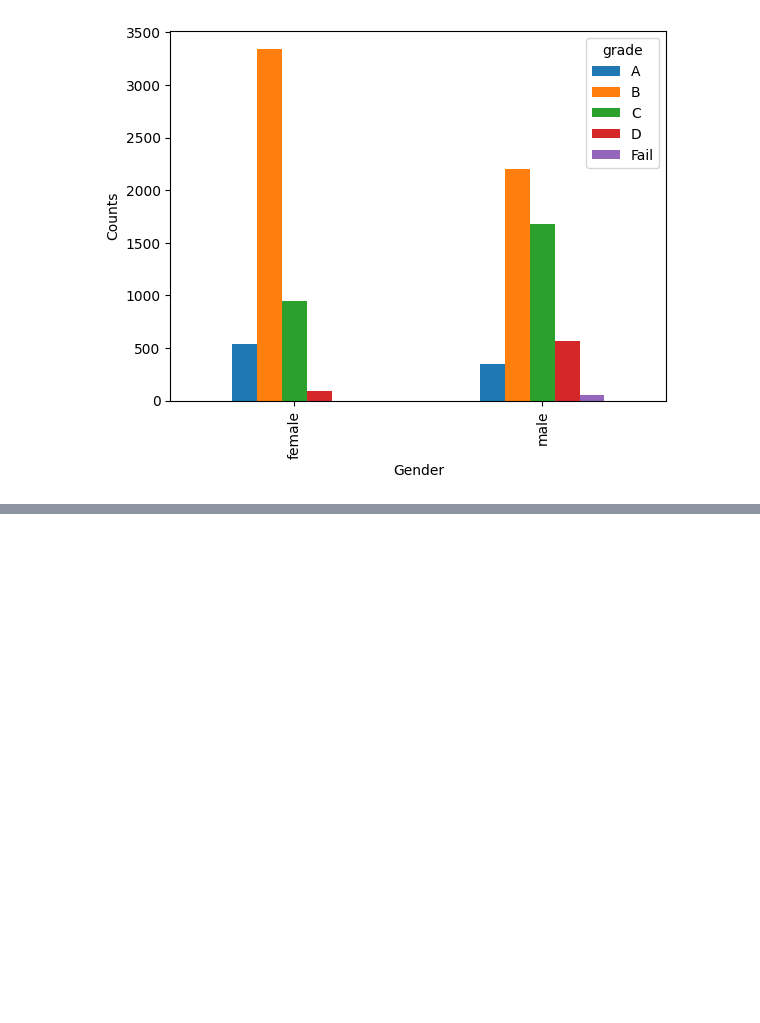
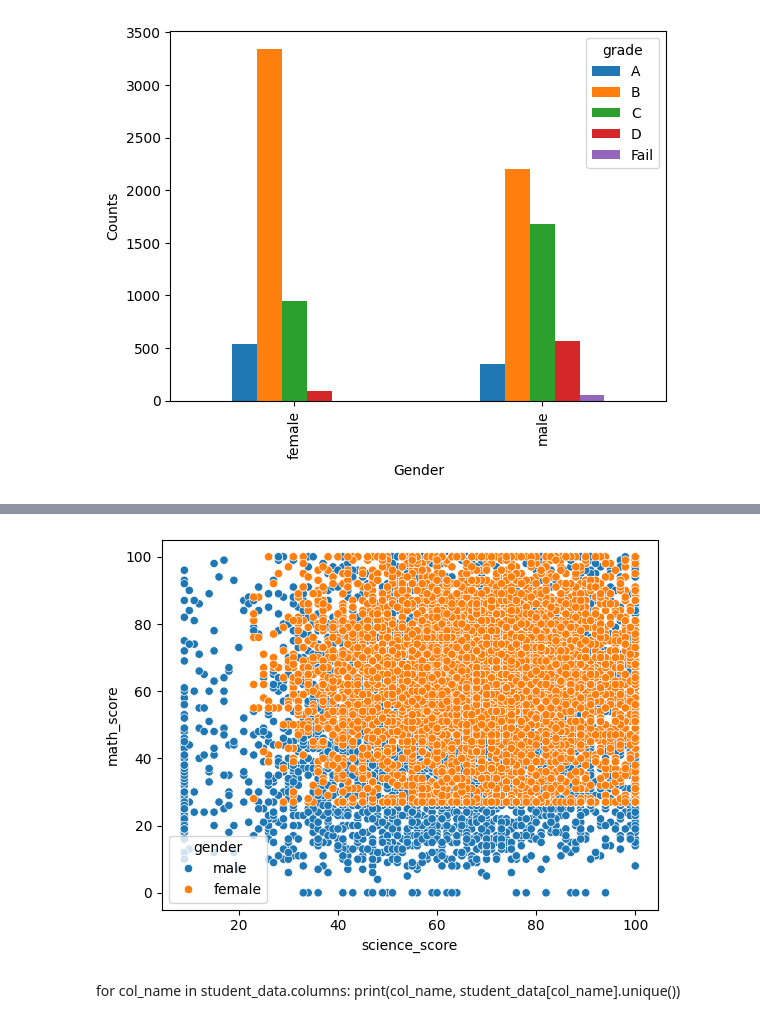
Before and after one commit to jsonavalos/student-dataset-analysis, a Jupyter notebook: student_performance.ipynb, the cells around one changed output, grey strips where cells are left out. Saved outputs shown, nothing was run; the diff lists cells and outputs as text; code cells hidden in the pictures; blank space fills up the shorter version.

```diff
--- a/student_performance.ipynb
+++ b/student_performance.ipynb
@@ -157,0 +194,9 @@ for col_name in student_data.columns:
+# %%
+# scatter plot of scores by ethnicity, gender
+sns.scatterplot(student_data,x='science_score', y='math_score', hue='gender' )
+plt.show()
+# %% [output]
+[figure, added]
+# %% [markdown]
+for col_name in student_data.columns:
+    print(col_name, student_data[col_name].unique())
```
Also changed, not shown: parts of 14 cells of this notebook.
